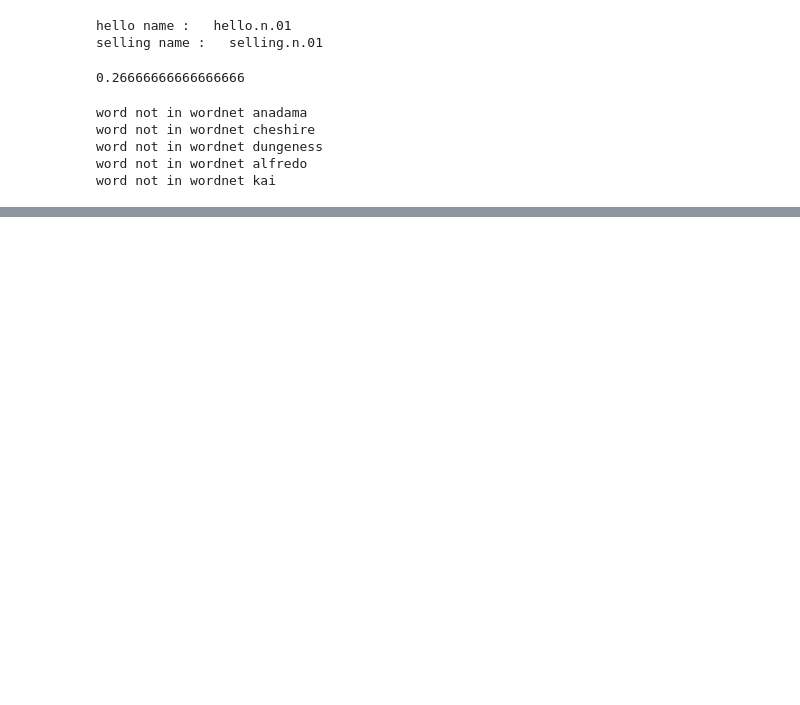
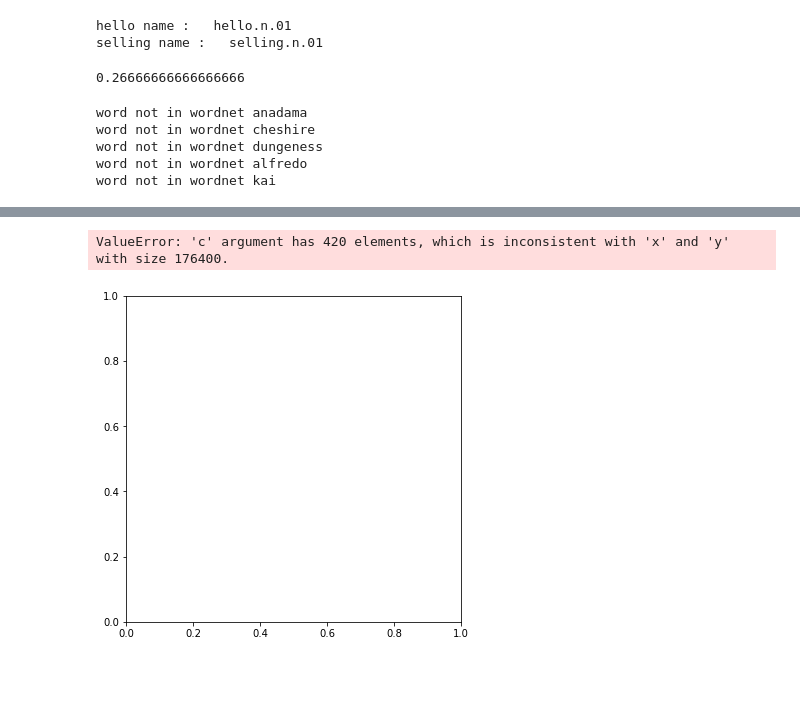
Before and after one commit to tangihan/Recipe-Recommender-System, a Jupyter notebook: User preferences/Clustering.ipynb, the cells around one changed output, grey strips where cells are left out. Cells and saved outputs as stored; diff of their text form; code cells hidden in the pictures; blank space fills up the shorter version.

```diff
--- a/User preferences/Clustering.ipynb
+++ b/User preferences/Clustering.ipynb
@@ -74,0 +115,14 @@ nltk.download("wordnet")
+# %%
+
+ac2 = AgglomerativeClustering(n_clusters = 2)
+
+# Visualizing the clustering
+plt.figure(figsize =(6, 6))
+plt.scatter(df_drop,df_drop,
+           c = ac2.fit_predict(df_drop), cmap ='rainbow')
+plt.show()
+# %% [output]
+ValueError: 'c' argument has 420 elements, which is inconsistent with 'x' and 'y' with size 176400.
+[figure, added]
+# %% [markdown]
+####
```
Also changed, not shown: parts of 8 cells of this notebook.
